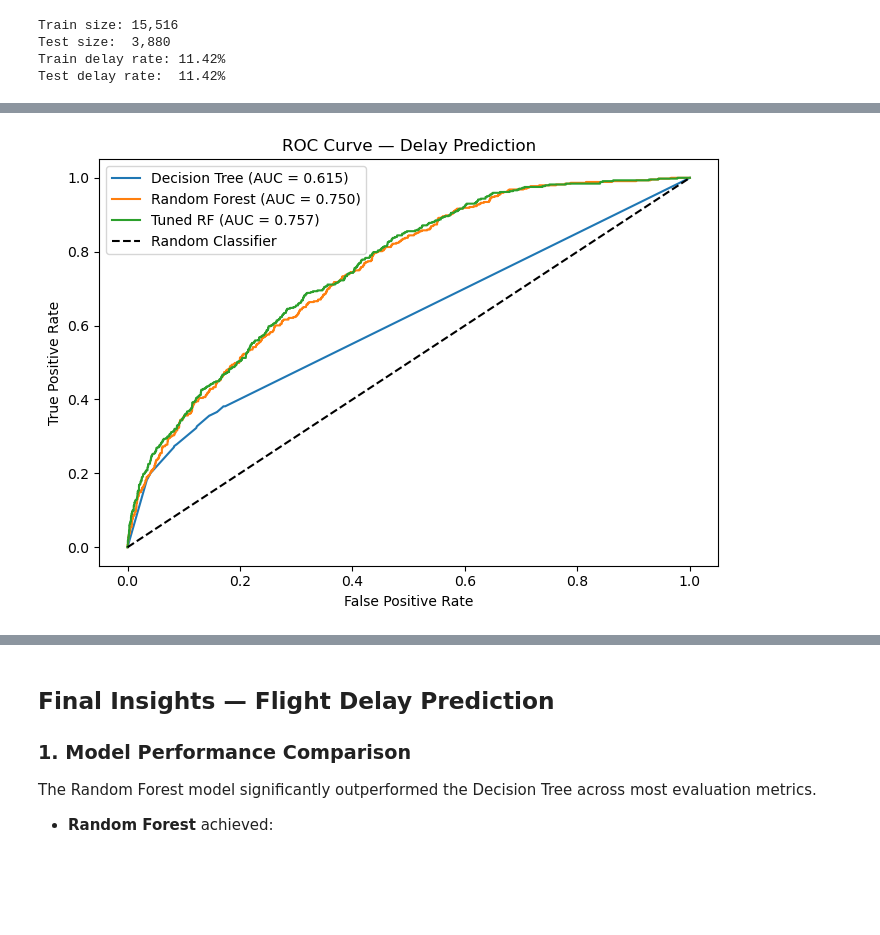
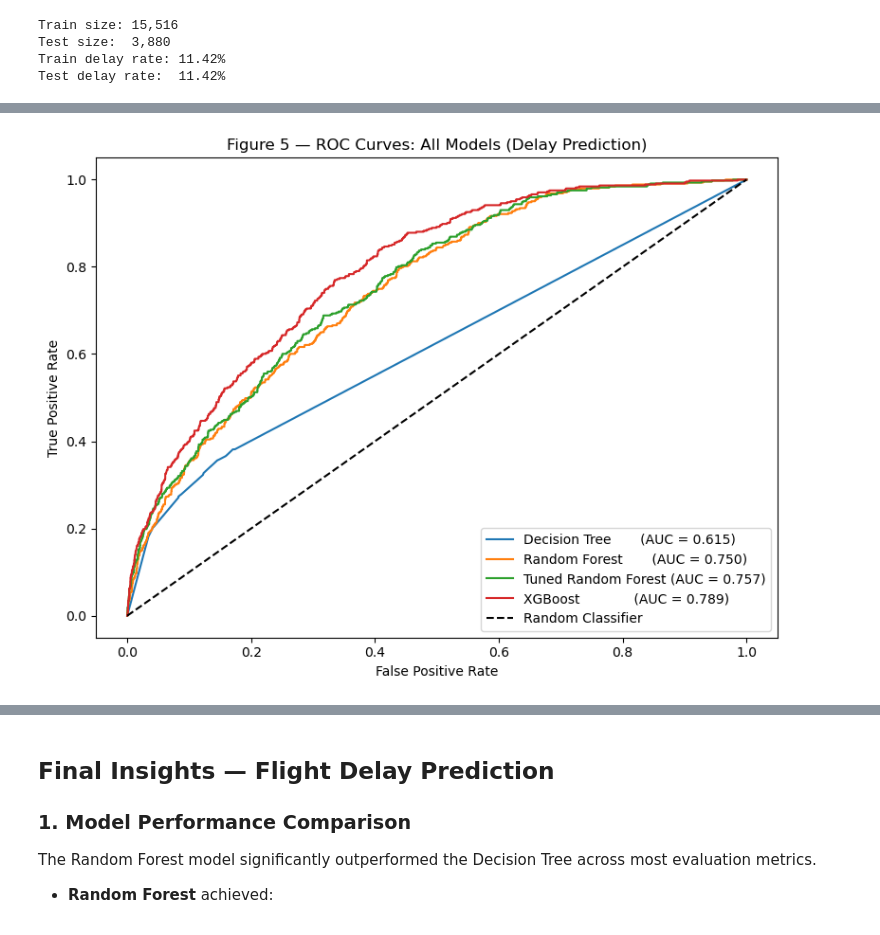
Before and after one commit to CFarron/CAP_3764_2026_Spring_Team_2, a Jupyter notebook: notebooks/03_tree_based_model.ipynb, the cells around one changed output, grey strips where cells are left out. Saved outputs shown, nothing was run; the diff lists cells and outputs as text; code cells hidden in the pictures; blank space fills up the shorter version.

Commit message:
Add XGBoost, SHAP analysis, and updated final insights to tree-based model notebook

```diff
--- a/notebooks/03_tree_based_model.ipynb
+++ b/notebooks/03_tree_based_model.ipynb
@@ -373,31 +487,26 @@ cv_rf_tuned = rf_grid.best_score_
 # %%
 # =====================================================
-# ROC Curves
+# ROC CURVES — ALL MODELS (Figure 5)
 # =====================================================
-
-auc_dt = roc_auc_score(y_test, y_prob_dt)
-auc_rf = roc_auc_score(y_test, y_prob_rf)
 auc_rf_tuned = roc_auc_score(y_test, y_prob_rf_tuned)
 
-fpr_dt, tpr_dt, _ = roc_curve(y_test, y_prob_dt)
-fpr_rf, tpr_rf, _ = roc_curve(y_test, y_prob_rf)
+fpr_dt,       tpr_dt,       _ = roc_curve(y_test, y_prob_dt)
+fpr_rf,       tpr_rf,       _ = roc_curve(y_test, y_prob_rf)
 fpr_rf_tuned, tpr_rf_tuned, _ = roc_curve(y_test, y_prob_rf_tuned)
+fpr_xgb,      tpr_xgb,      _ = roc_curve(y_test, y_prob_xgb)
 
-fig, ax = plt.subplots(figsize=(7, 5))
-
-ax.plot(fpr_dt, tpr_dt, label=f"Decision Tree (AUC = {auc_dt:.3f})")
-ax.plot(fpr_rf, tpr_rf, label=f"Random Forest (AUC = {auc_rf:.3f})")
-ax.plot(fpr_rf_tuned, tpr_rf_tuned, label=f"Tuned RF (AUC = {auc_rf_tuned:.3f})")
-ax.plot([0, 1], [0, 1], 'k--', label='Random Classifier')
-
+fig, ax = plt.subplots(figsize=(8, 6))
+ax.plot(fpr_dt,       tpr_dt,       label=f"Decision Tree       (AUC = {auc_dt:.3f})")
+ax.plot(fpr_rf,       tpr_rf,       label=f"Random Forest       (AUC = {auc_rf:.3f})")
+ax.plot(fpr_rf_tuned, tpr_rf_tuned, label=f"Tuned Random Forest (AUC = {auc_rf_tuned:.3f})")
+ax.plot(fpr_xgb,      tpr_xgb,      label=f"XGBoost             (AUC = {auc_xgb:.3f})")
+ax.plot([0,1], [0,1], 'k--', label='Random Classifier')
 ax.set_xlabel("False Positive Rate")
 ax.set_ylabel("True Positive Rate")
-ax.set_title("ROC Curve — Delay Prediction")
-
+ax.set_title("Figure 5 — ROC Curves: All Models (Delay Prediction)")
 ax.legend()
-
 plt.tight_layout()
 plt.savefig('../outputs/roc_curve_delay.png', dpi=150)
 plt.show()
 # %% [output]
-[figure, old version]
+[figure, new version]
```
Also changed, not shown: parts of 59 cells of this notebook.
